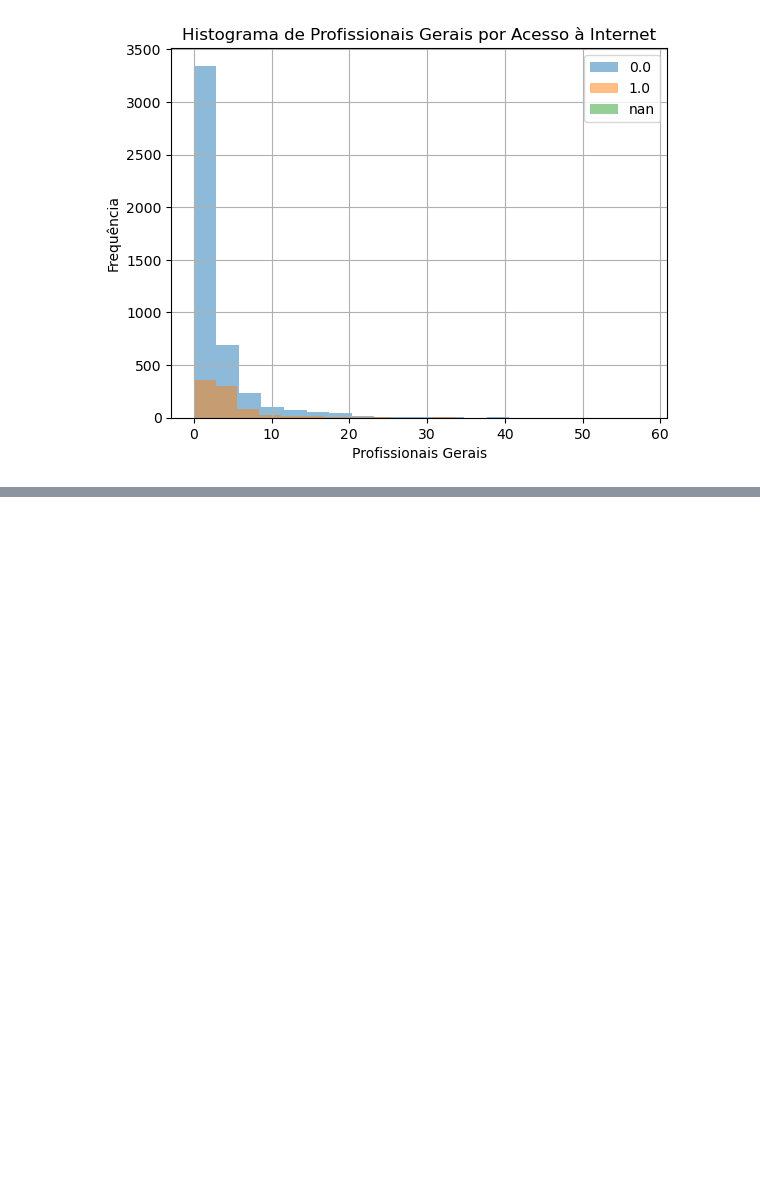
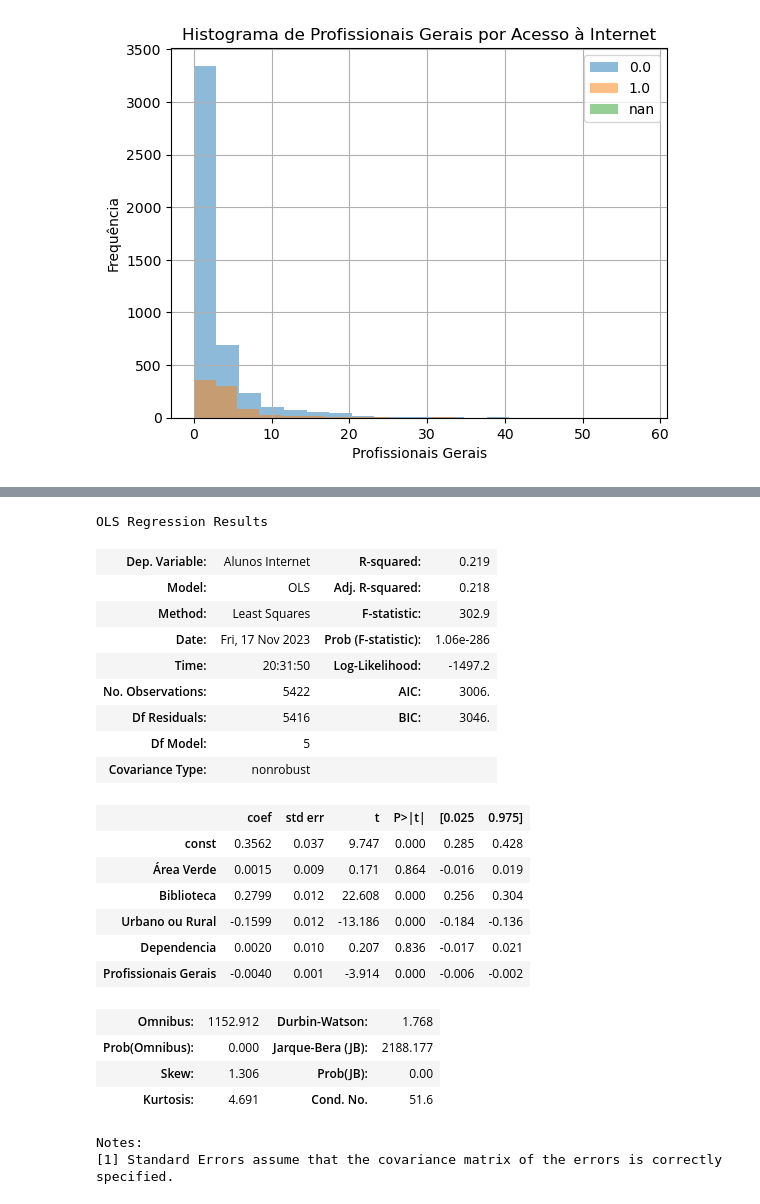
Before and after one commit to joaolindenberg/P2_CEDA2, a Jupyter notebook: main.ipynb, the cells around one changed output, grey strips where cells are left out. Saved outputs shown, nothing was run; the diff lists cells and outputs as text; code cells hidden in the pictures; blank space fills up the shorter version.

```diff
--- a/main.ipynb
+++ b/main.ipynb
@@ -359,0 +379,44 @@ plt.show()
+# %%
+def regress(Y,X):
+    '''
+    Y: coluna do DataFrame utilizada como variável resposta (TARGET)
+    X: coluna(s) do DataFrame utilizadas como variável(is) explicativas (FEATURES)
+    '''
+    X_cp = sm.add_constant(X)
+    model = sm.OLS(Y,X_cp)
+    results = model.fit()
+
+    return results
+# %%
+X = df_corrected[['Área Verde', 'Biblioteca', 'Urbano ou Rural', 'Dependencia', 'Profissionais Gerais']]
+Y = df_corrected['Alunos Internet']
+
+X = X.dropna()
+Y = Y.dropna()
+
+results = regress(Y,X)
+results.summary()
+# %% [output]
+OLS Regression Results
+| Dep. Variable: | Alunos Internet | R-squared: | 0.219 |
+| Model: | OLS | Adj. R-squared: | 0.218 |
+| Method: | Least Squares | F-statistic: | 302.9 |
+| Date: | Fri, 17 Nov 2023 | Prob (F-statistic): | 1.06e-286 |
+| Time: | 20:31:50 | Log-Likelihood: | -1497.2 |
+| No. Observations: | 5422 | AIC: | 3006. |
+| Df Residuals: | 5416 | BIC: | 3046. |
+| Df Model: | 5 |  |  |
+| Covariance Type: | nonrobust |  |  |
+|  | coef | std err | t | P>|t| | [0.025 | 0.975] |
+| const | 0.3562 | 0.037 | 9.747 | 0.000 | 0.285 | 0.428 |
+| Área Verde | 0.0015 | 0.009 | 0.171 | 0.864 | -0.016 | 0.019 |
+| Biblioteca | 0.2799 | 0.012 | 22.608 | 0.000 | 0.256 | 0.304 |
+| Urbano ou Rural | -0.1599 | 0.012 | -13.186 | 0.000 | -0.184 | -0.136 |
+| Dependencia | 0.0020 | 0.010 | 0.207 | 0.836 | -0.017 | 0.021 |
+| Profissionais Gerais | -0.0040 | 0.001 | -3.914 | 0.000 | -0.006 | -0.002 |
+| Omnibus: | 1152.912 | Durbin-Watson: | 1.768 |
+| Prob(Omnibus): | 0.000 | Jarque-Bera (JB): | 2188.177 |
+| Skew: | 1.306 | Prob(JB): | 0.00 |
+| Kurtosis: | 4.691 | Cond. No. | 51.6 |
+Notes:
+[1] Standard Errors assume that the covariance matrix of the errors is correctly specified.
```
Also changed, not shown: parts of 3 cells of this notebook.
